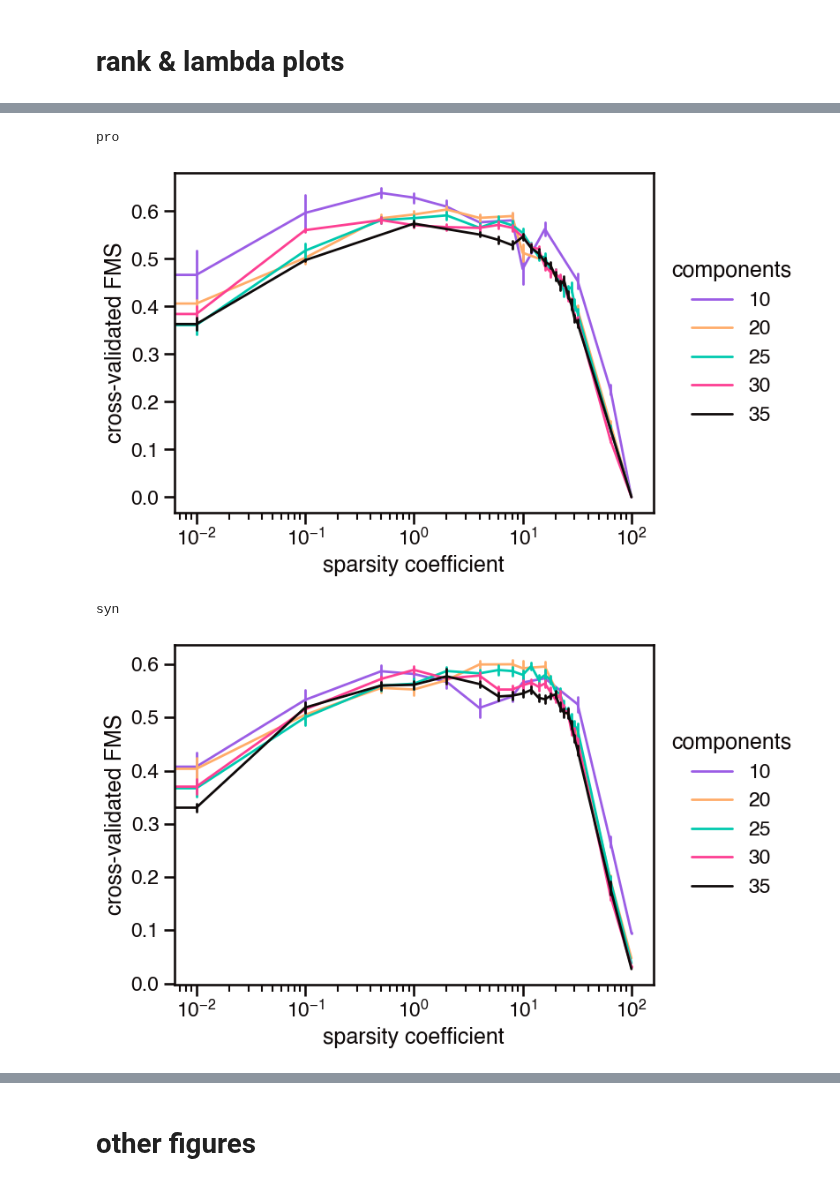
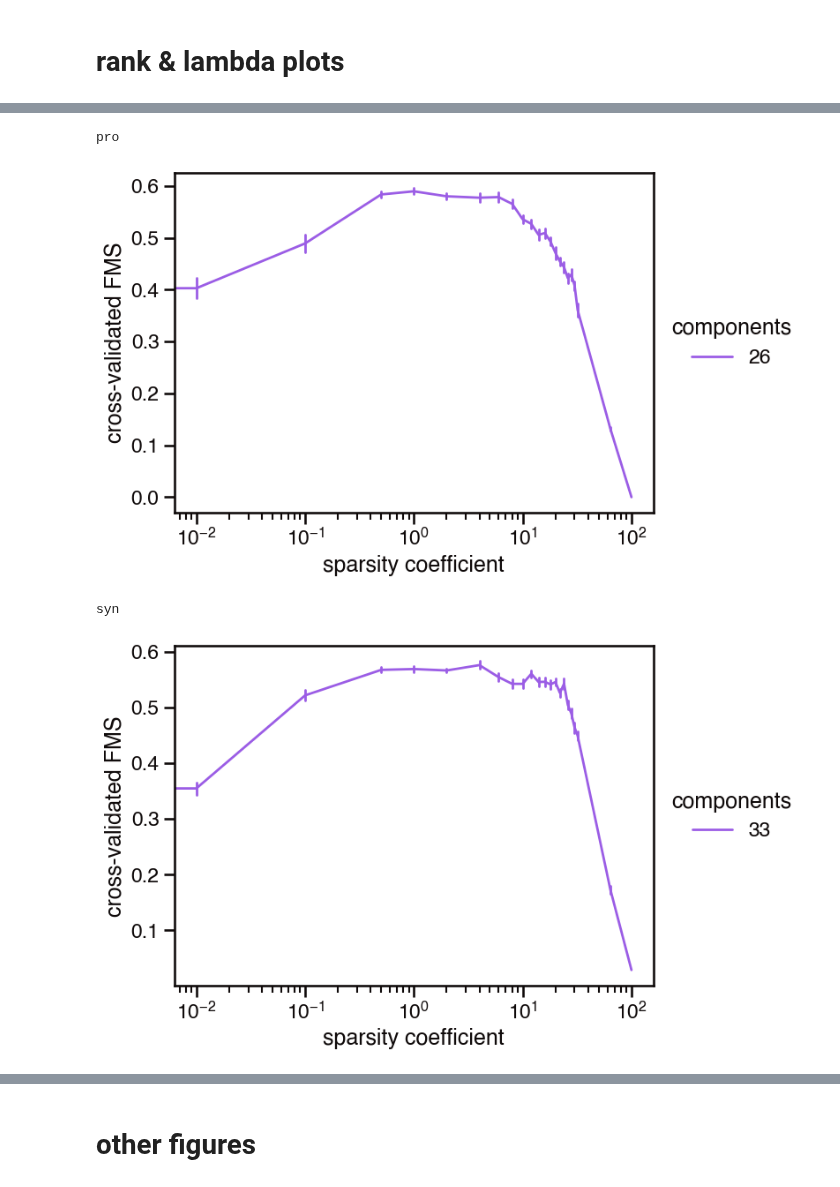
Before and after one commit to blasks/barnacle-manuscript, a Jupyter notebook: figures/4-fitting/cv-data-analysis.ipynb, the cells around one changed output, grey strips where cells are left out. Drawn from its saved outputs; the diff is of its cells as text; code cells hidden in the pictures.

```diff
--- a/figures/4-fitting/cv-data-analysis.ipynb
+++ b/figures/4-fitting/cv-data-analysis.ipynb
@@ -112,14 +126,14 @@ Name: bootstrap_id, dtype: int64
 # look at relative_sse vs rank
 
 plot_ranks = {
-    'pro': [1, 10, 20, 25, 26, 27, 28, 29, 30, 31, 32, 33, 34, 35, 40, 50, 60, 70],
+    'pro': [1, 10, 20, 25, 26, 30, 35, 40, 50, 60, 70],
 #     'pro': [1, 10, 20, 25, 30, 35, 40, 50, 60, 70],
-    'syn': [1, 10, 20, 25, 26, 27, 28, 29, 30, 31, 32, 33, 34, 35, 40, 50, 60, 70],
+    'syn': [1, 10, 20, 25, 30, 33, 35, 40, 50, 60, 70],
 #     'syn': [1, 10, 20, 25, 30, 35, 40, 50, 60, 70],
 }
 # plot_ranks = [1, 10, 20, 25, 26, 27, 28, 29, 30, 31, 32, 33, 34, 35, 40, 50, 60, 70]
-# plot_lambdas = [0, 0.01, 0.1, 1., 10., 100.]
-plot_lambdas = [0.01, 0.1]
+plot_lambdas = [0, 0.01, 0.1, 1., 10., 100.]
+# plot_lambdas = [0.01, 0.1]
 plot_bootstraps = np.arange(10)
 
 for genus in ['pro', 'syn']:
@@ -142,7 +156,7 @@ for genus in ['pro', 'syn']:
             ax=axis,
             label=lamb
     );
-    plt.xlim([20, 40])
+#     plt.xlim([20, 40])
     plt.xlabel('number of components')
     plt.ylabel('cross-validated SSE')
     plt.legend(title='\t sparsity\ncoefficient', alignment='center', loc='center left', bbox_to_anchor=(1, .5));
@@ -161,7 +175,7 @@ for genus in ['pro', 'syn']:
     results_df = df[df['genus'] == genus]
     results_df = results_df[results_df['modeled_replicate'] != results_df['comparison_replicate']]
     # only include sparsity coefficients with clear minimums
-    results_df = results_df[results_df['lambda'].isin([.01, 0.1])]
+    results_df = results_df[results_df['lambda'].isin([.1])]
     results_df = results_df[results_df['rank'].isin([1, 10, 20, 25, 26, 27, 28, 29, 30, 31, 32, 33, 34, 35, 40, 50, 60, 70])]
 
     # show results
@@ -193,12 +207,12 @@ rank lambda
 # look at relative_sse vs lambda
 
 plot_ranks = {
-    'pro': [25, 30, 35],
-    'syn': [25, 30, 35],
+    'pro': [26],
+    'syn': [33],
 }
-plot_lambdas = [0, 0.01, 0.1, 0.5, 1., 2., 4., 8., 10., 16., 32., 64., 100.]
+plot_lambdas = [0, 0.01, 0.1, 0.5, 1., 2., 4., 8., 10., 12., 14., 16., 32., 64., 100.]
 # plot_lambdas = np.arange(4, 32, 2)
-plot_bootstraps = [0, 1, 2, 3, 4, 5, 6, 7, 8, 9]
+plot_bootstraps = np.arange(10)
 
 
 for genus in ['pro', 'syn']:
@@ -219,7 +233,8 @@ for genus in ['pro', 'syn']:
             err_style='bars',
             data=data_df,
             ax=axis,
-            label=rank
+            label=rank,
+            zorder=(3 if i == 3 else 2)
         );
 #         sns.scatterplot(
 #             x='lambda',
@@ -246,10 +261,10 @@ syn
 # look at fms vs lambda
 
 plot_ranks = {
-#     'pro': [25, 30, 35],
-    'pro': [10, 20, 25, 30, 35],
-#     'syn': [25, 30, 35],
-    'syn': [10, 20, 25, 30, 35],
+    'pro': [26],
+#     'pro': [20, 26, 30],
+    'syn': [33],
+#     'syn': [30, 33, 40],
 }
 plot_lambdas = [0, 0.01, 0.1, 0.5, 1., 2., 4., 6., 8., 10., 12, 14, 16, 18, 20, 22, 24, 26, 28, 30, 32, 64, 100]
 # plot_lambdas = [0.1, 0.5, 1., 2.] + np.arange(4, 32, 2).tolist()
@@ -266,33 +281,33 @@ for genus in ['pro', 'syn']:
     for i, rank in enumerate(plot_ranks[genus]):
         data_df = results_df[results_df['rank'] == rank]
         sns.lineplot(
             x='lambda',
             y='fms_cv',
             color=sns.color_palette()[i],
             errorbar='se',
             err_style='bars',
             data=data_df,
             ax=axis,
             label=rank
         );
 #         sns.scatterplot(
 #             x='lambda',
 #             y='fms_cv',
 #             style='replicate_pair',
 #             color=sns.color_palette()[i],
 #             alpha=0.2,
 #             data=data_df,
 #             ax=axis,
 #             legend=False
 #         );
     plt.xscale('log', base=10);
     plt.xlabel('sparsity coefficient')
     plt.ylabel('cross-validated FMS')
     plt.legend(title='components', loc='center left', bbox_to_anchor=[1, 0.5]);
     plt.savefig('{}-fms-v-lambda.png'.format(genus), bbox_inches='tight')
     plt.show()
 # %% [output]
 pro
-[figure, old version]
+[figure, new version]
 syn
-[figure, old version]
+[figure, new version]
```
Also changed, not shown: parts of 12 cells of this notebook, 5 other files.
